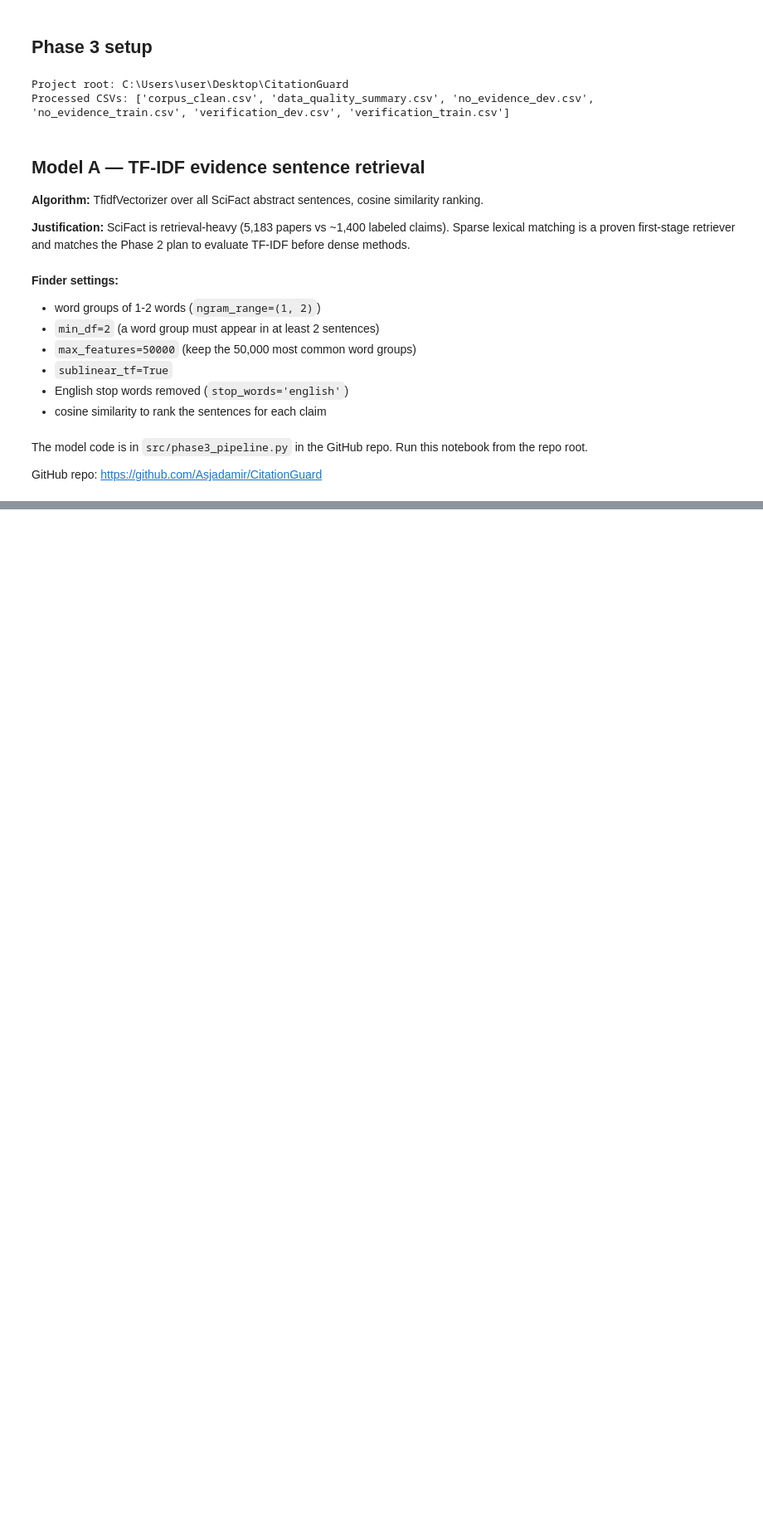
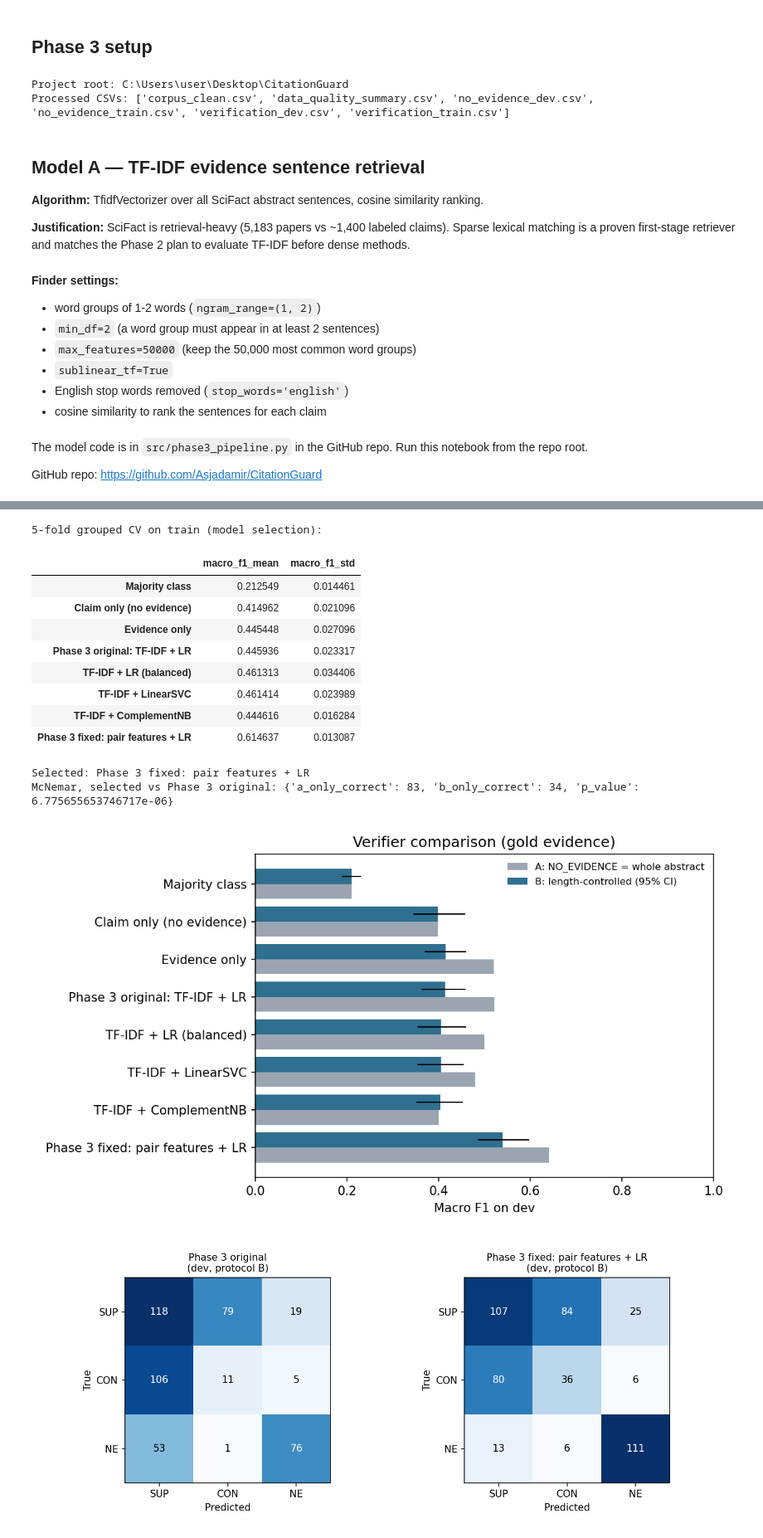
Before and after one commit to Asjadamir/CitationGuard, a Jupyter notebook: F26-04.ipynb, the cells around one changed output, grey strips where cells are left out. Shown at 83% size. Saved outputs shown, nothing was run; the diff lists cells and outputs as text; code cells hidden in the pictures; blank space fills up the shorter version.

```diff
--- a/F26-04.ipynb
+++ b/F26-04.ipynb
@@ -986,0 +1065,14 @@ Artifacts:
+# %%
+v = ev['verifier']
+cols = ['accuracy', 'macro_f1', 'macro_f1_ci', 'f1_SUPPORT', 'f1_CONTRADICT', 'f1_NO_EVIDENCE']
+print('Protocol A (original data, length shortcut present)')
+display(pd.DataFrame(v['protocols']['A']).T[cols])
+print('Protocol B (length-controlled)')
+display(pd.DataFrame(v['protocols']['B']).T[cols])
+print('5-fold grouped CV on train (model selection):')
+display(pd.DataFrame(v['cv_train']).T)
+print('Selected:', v['selected_by_cv'])
+print('McNemar, selected vs Phase 3 original:', v['mcnemar_selected_vs_phase3_original'])
+display(Image(filename=str(FIGURES / 'phase4_verifier_comparison.png')))
+display(Image(filename=str(FIGURES / 'phase4_confusion_matrices.png')))
+# %% [output]
@@ -986,0 +1099,14 @@ Artifacts:
+5-fold grouped CV on train (model selection):
+|  | macro_f1_mean | macro_f1_std |
+| Majority class | 0.212549 | 0.014461 |
+| Claim only (no evidence) | 0.414962 | 0.021096 |
+| Evidence only | 0.445448 | 0.027096 |
+| Phase 3 original: TF-IDF + LR | 0.445936 | 0.023317 |
+| TF-IDF + LR (balanced) | 0.461313 | 0.034406 |
+| TF-IDF + LinearSVC | 0.461414 | 0.023989 |
+| TF-IDF + ComplementNB | 0.444616 | 0.016284 |
+| Phase 3 fixed: pair features + LR | 0.614637 | 0.013087 |
+Selected: Phase 3 fixed: pair features + LR
+McNemar, selected vs Phase 3 original: {'a_only_correct': 83, 'b_only_correct': 34, 'p_value': 6.775655653746717e-06}
+[figure, added]
+[figure, added]
```
Also changed, not shown: parts of 22 cells of this notebook, 21 other files.
